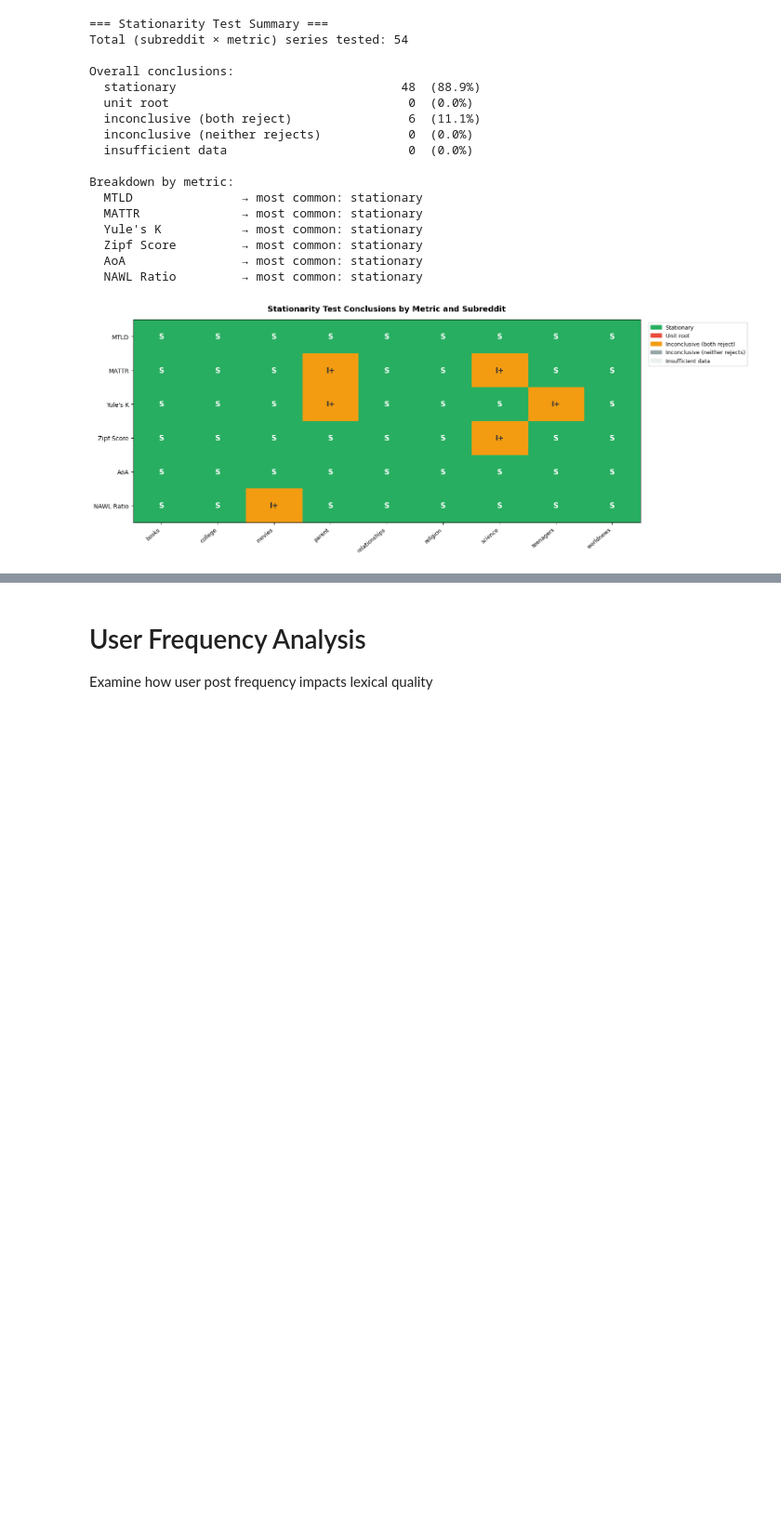
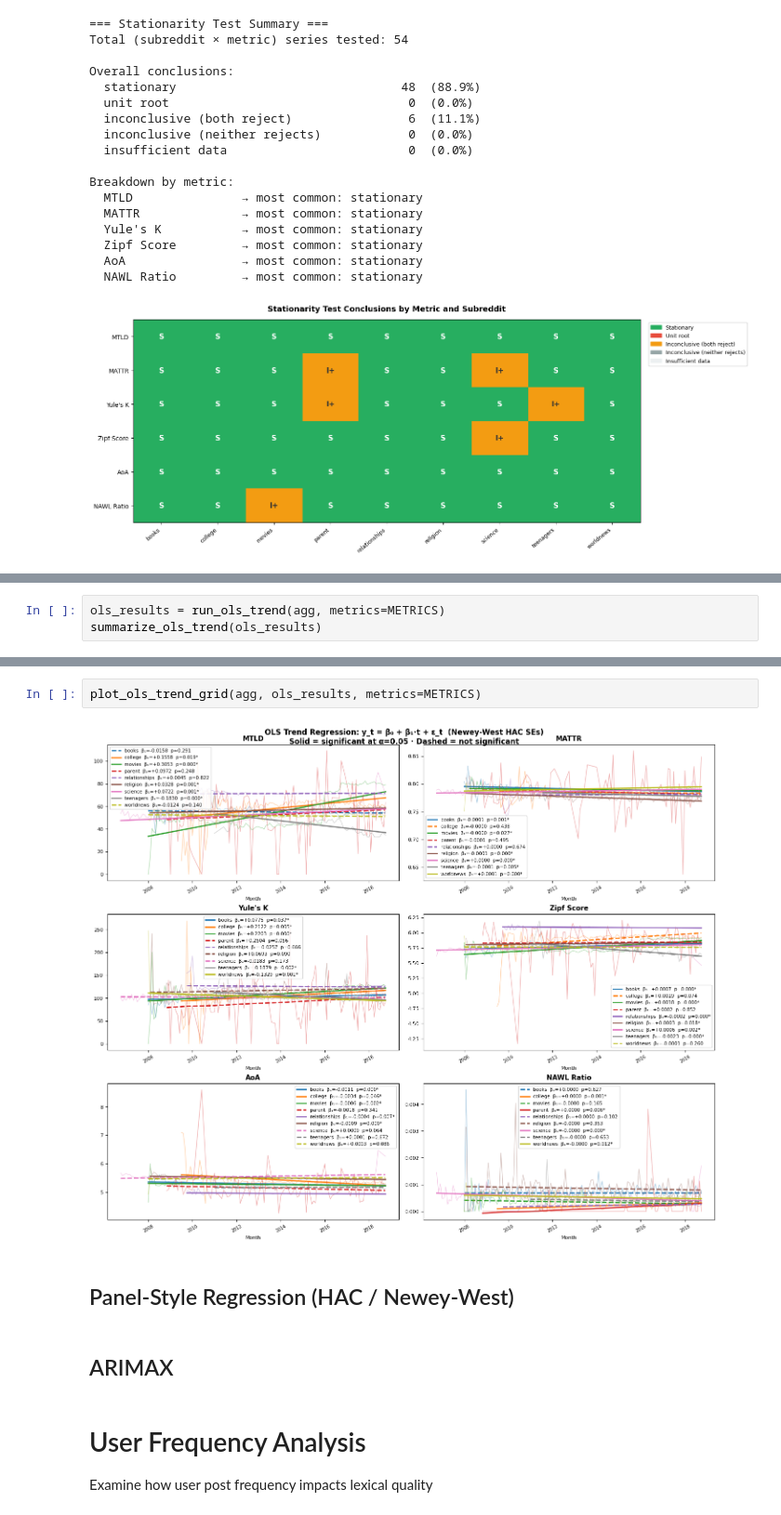
Before and after one commit to nickvick04/ORFE-Thesis, a Jupyter notebook: src/final.ipynb, the cells around one changed output, grey strips where cells are left out. Shown at 93% size. Drawn from its saved outputs; the diff is of its cells as text; blank space fills up the shorter version.

```diff
--- a/src/final.ipynb
+++ b/src/final.ipynb
@@ -154,0 +156,3 @@ Breakdown by metric:
+# %%
+ols_results = run_ols_trend(agg, metrics=METRICS)
+summarize_ols_trend(ols_results)
@@ -155,3 +178,11 @@ Breakdown by metric:
+# %%
+plot_ols_trend_grid(agg, ols_results, metrics=METRICS)
+# %% [output]
+[figure, added]
+# %% [markdown]
+## Panel-Style Regression (HAC / Newey-West)
+# %% [markdown]
+## ARIMAX
 # %% [markdown]
 # User Frequency Analysis
 Examine how user post frequency impacts lexical quality
```
Also changed, not shown: parts of 4 cells of this notebook.
